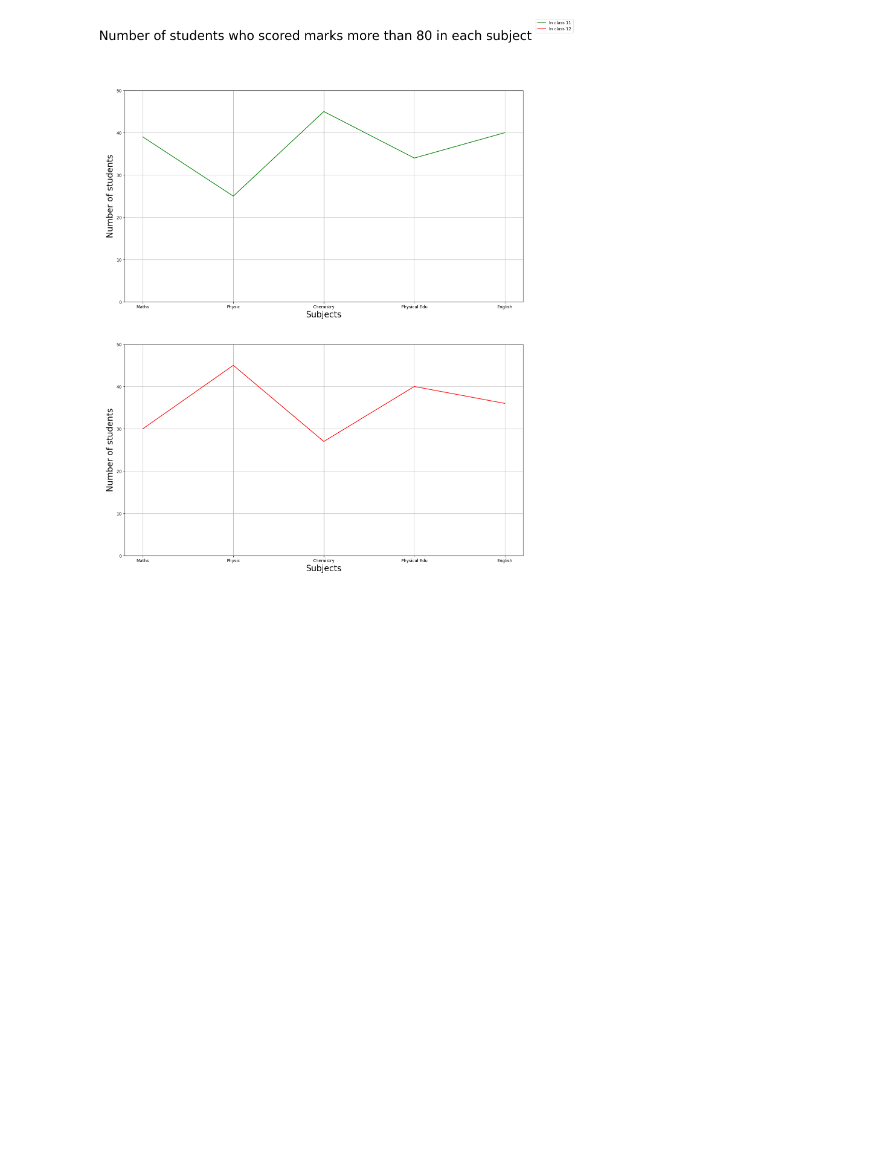
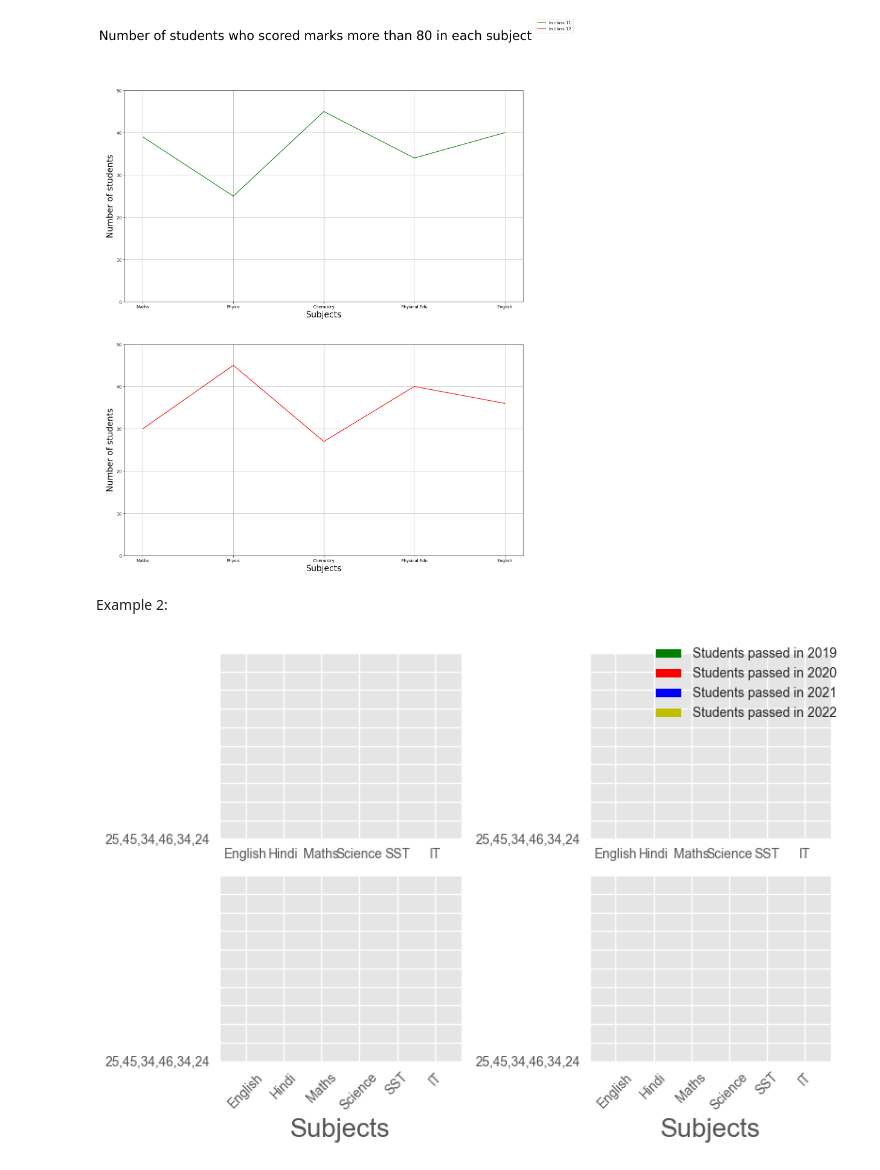
Before and after one commit to PrashantChoudhary13579/python, a Jupyter notebook: matplotlib/working with legend/multipleColumn.ipynb, the cells around one changed output. Drawn from its saved outputs; the diff is of its cells as text; code cells hidden in the pictures; blank space fills up the shorter version.

```diff
--- a/matplotlib/working with legend/multipleColumn.ipynb
+++ b/matplotlib/working with legend/multipleColumn.ipynb
@@ -58,3 +58,57 @@ plt.subplots_adjust(right = 0.9)
 plt.show()
 # %% [output]
 [figure]
+# %% [markdown]
+Example 2:
+# %%
+import numpy as np
+import matplotlib.pyplot as plt
+plt.style.use('ggplot')
+
+# plt.style.use("seaborn-v0_8-whitegrid")
+
+fig = plt.figure()
+axes = fig.subplots(2,2)
+
+x = ['English','Hindi','Maths','Science','SST','IT']
+y = ['25,45,34,46,34,24']
+
+# 1st plot
+axes[0,0].bar(x,y,color = 'green',label = 'Students passed in 2019')
+axes[0,0].set_yticks(np.arange(0,51,5))
+
+# 2nd plot
+axes[0,1].bar(x,y,color = 'red',label = 'Students passed in 2020')
+axes[0,1].set_yticks(np.arange(0,51,5))
+
+for tick in axes[1,0].get_xticklabels():
+    tick.set_rotation(45)
+
+# 3rd plot
+axes[1,0].bar(x,y,color = 'b',label = 'Students passed in 2021')
+axes[1,0].set_yticks(np.arange(0,51,5))
+axes[1,0].set_xlabel('Subjects',fontsize = 20)
+
+# 4th plot
+axes[1,1].bar(x,y,color = 'y',label = 'Students passed in 2022')
+axes[1,1].set_yticks(np.arange(0,51,5))
+axes[1,1].set_xlabel('Subjects',fontsize = 20)
+
+
+
+
+lines = []
+labels = []
+
+for ax in fig.axes:
+    Line, Label = ax.get_legend_handles_labels()
+    # printing the label
+    lines.extend(Line)
+    labels.extend(Label)
+plt.xticks(rotation = 45)
+
+fig.legend(lines,labels,loc = 'upper right')
+fig.tight_layout()
+plt.show()
+# %% [output]
+[figure, added]
```
